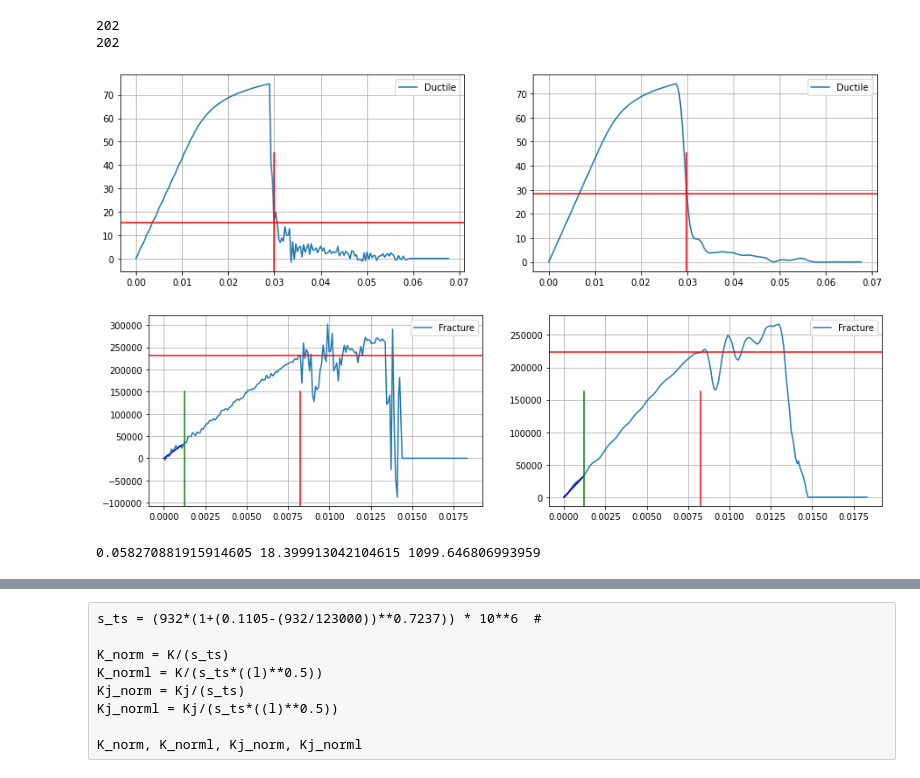
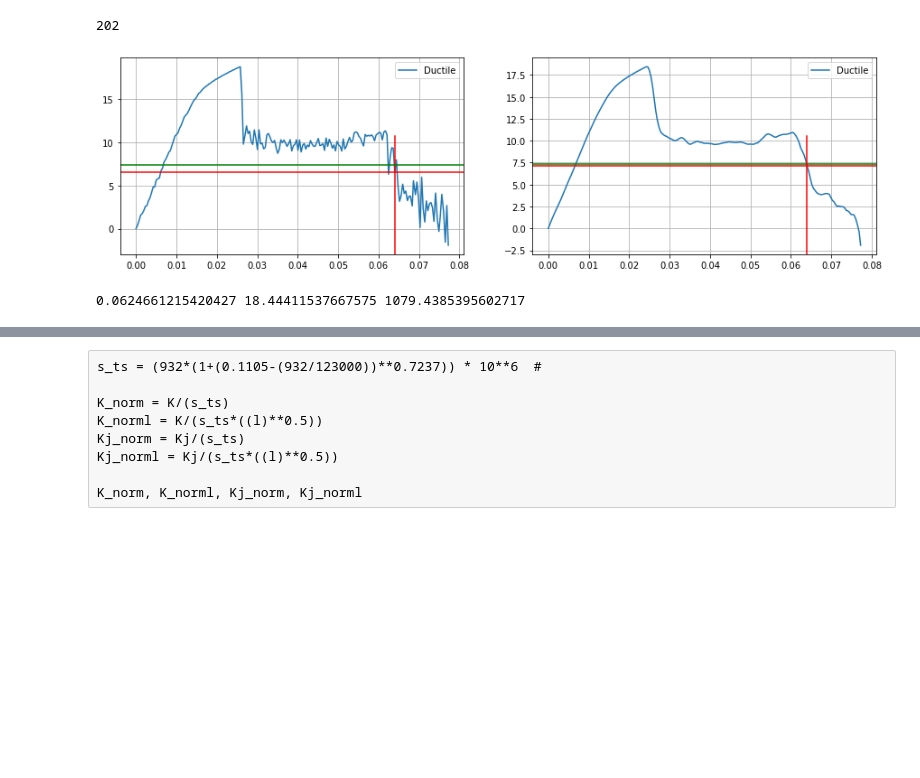
Before and after one commit to niccoforte/NF-PhD-gitRepo, a Jupyter notebook: code/SIMresults.ipynb, the cells around one changed output, grey strips where cells are left out. Cells and saved outputs as stored; diff of their text form; code cells hidden in the pictures; blank space fills up the shorter version.

```diff
--- a/code/SIMresults.ipynb
+++ b/code/SIMresults.ipynb
@@ -4,20 +4,20 @@ from resources.imports import *
 from resources.lattices import geometry, pStrainProperties, effProperties
 from resources.calculations import get_ductileData, get_fractureData, calcUT, calcFT
 # %%
-LAT = "kagome"
-MODEL = "both"
+LAT = "hex"
+MODEL = "ductile"
 l = 0.01  # m
 nnx = 20
 rD = 0.2
 
-dis = 'disNodes'
-nSim = '3'
+dis = 'per'
+nSim = '1'
 
 validation = False
 psc = False
 
 #os.chdir(r"C:\Users\exy053\OneDrive - Queen Mary, University of London\Documents\Research\p1-LatticeFractureToughness\p1git-Lattices\code\data\Ti\tri")
-os.chdir(r"C:\Users\exy053\Documents\sApp\10")
+os.chdir(r"C:\Users\exy053\Documents\analysis")
 
 if validation:
     os.chdir(r"C:\Users\exy053\Documents\validation\\"+str(int(l*1000))+'\\'+str(rD))
@@ -40,7 +40,7 @@ E_eff, v_eff = effProperties(LAT, E_pStrain, rD)
 # %%
 if MODEL.lower() == "ductile" or MODEL.lower() == "both":
     CSVout = f"transfer\OUT-Ductile-{LAT}-{int(nnx)}-{dis}-{nSim}.csv"
-    UTdf = get_ductileData(CSVout, crit=0.4)
+    UTdf = get_ductileData(CSVout, crit=0.25)
     print(len(UTdf))
 
 if MODEL.lower() == "fracture" or MODEL.lower() == "both":
@@ -49,7 +49,6 @@ if MODEL.lower() == "fracture" or MODEL.lower() == "both":
     print(len(FTdf))
 # %% [output]
 202
-202
 # %%
 def plt_curve(df_list, typ, label=None):
     fig, (ax1, ax2) = plt.subplots(1, 2)
@@ -70,37 +69,38 @@ def plt_curve(df_list, typ, label=None):
         if len(df_list) <= 1:
             ax1.axhline(y=y[frac], c='r')
             ax1.axvline(x=x[frac], ymax=0.6, c='r')
+            ax1.axhline(y=0.4*max(y_sm), c='g')
+            ax2.axhline(y=0.4*max(y_sm), c='g')
             ax2.axhline(y=y_sm[frac], c='r')
             ax2.axvline(x=x[frac], ymax=0.6, c='r')
 
             if typ.lower() == "ft":
                 slope_loc = 0.15*x.index(x[frac])
                 slope_idx = int(slope_loc)
 
                 ax1.axvline(x=0.15*x[frac], ymax=0.6, c='g')
                 ax2.axvline(x=0.15*x[frac], ymax=0.6, c='g')
 
                 ax2.plot([x[0], x[slope_idx]], [y_sm[0], y_sm[slope_idx]], c='r')
                 ax2.plot([x[0], x[slope_idx]], [y[0], y[slope_idx]], c='g')
 
                 slope = np.average([y_sm[i+1]-y_sm[i] for i in range(slope_idx)])/np.average([x[i+1]-x[i] for i in range(slope_idx)])
                 ax1.plot([i for i in x[:slope_idx]], [i*slope for i in x[:slope_idx]], c='b')
                 ax2.plot([i for i in x[:slope_idx]], [i*slope for i in x[:slope_idx]], c='b')
 
     ax1.grid()
     ax2.grid()
     ax1.legend()
     ax2.legend()
     plt.show()
 
 if MODEL.lower() == "ductile" or MODEL.lower() == "both":
     plt_curve([UTdf], typ="ut", label="Ductile")
 
 if MODEL.lower() == "fracture" or MODEL.lower() == "both":
     plt_curve([FTdf], typ="ft", label="Fracture")
 # %% [output]
-[figure, old version]
+[figure, new version]
-[figure, removed]
 # %%
 if MODEL.lower() == "ductile" or MODEL.lower() == "both":
     ductility, strength, stiffness = calcUT(UTdf)
@@ -111,7 +111,7 @@ if MODEL.lower() == "fracture" or MODEL.lower() == "both":
     Kic, Kjic = Ks[0], Kjs[0]
     print(P, dd, Kic/(10**6), Kjic/(10**6))
 # %% [output]
-0.058270881915914605 18.399913042104615 1099.646806993959
+0.0624661215420427 18.44411537667575 1079.4385395602717
 # %%
 if MODEL.lower() == "ductile" or MODEL.lower() == "both":
     if append:
```
Also changed, not shown: parts of 2 cells of this notebook.
